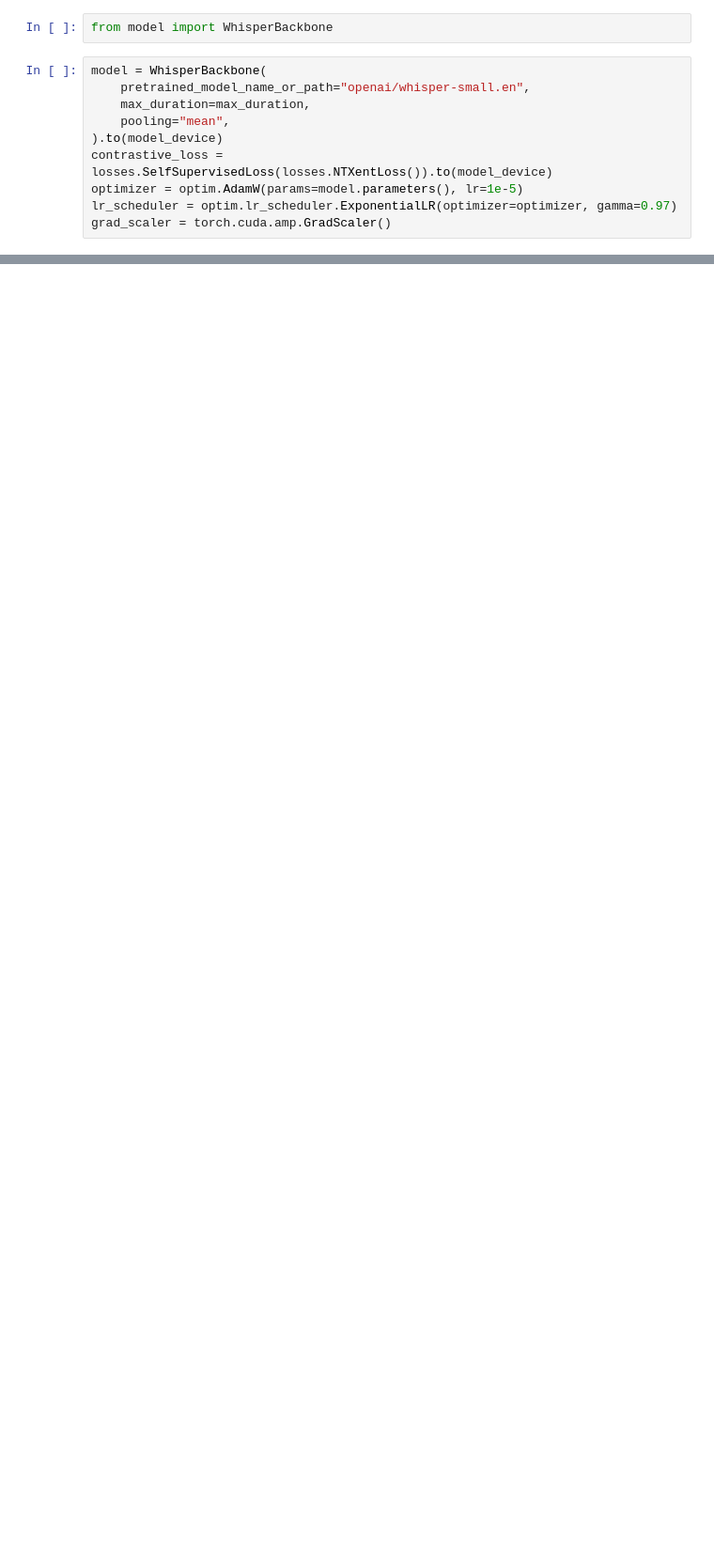
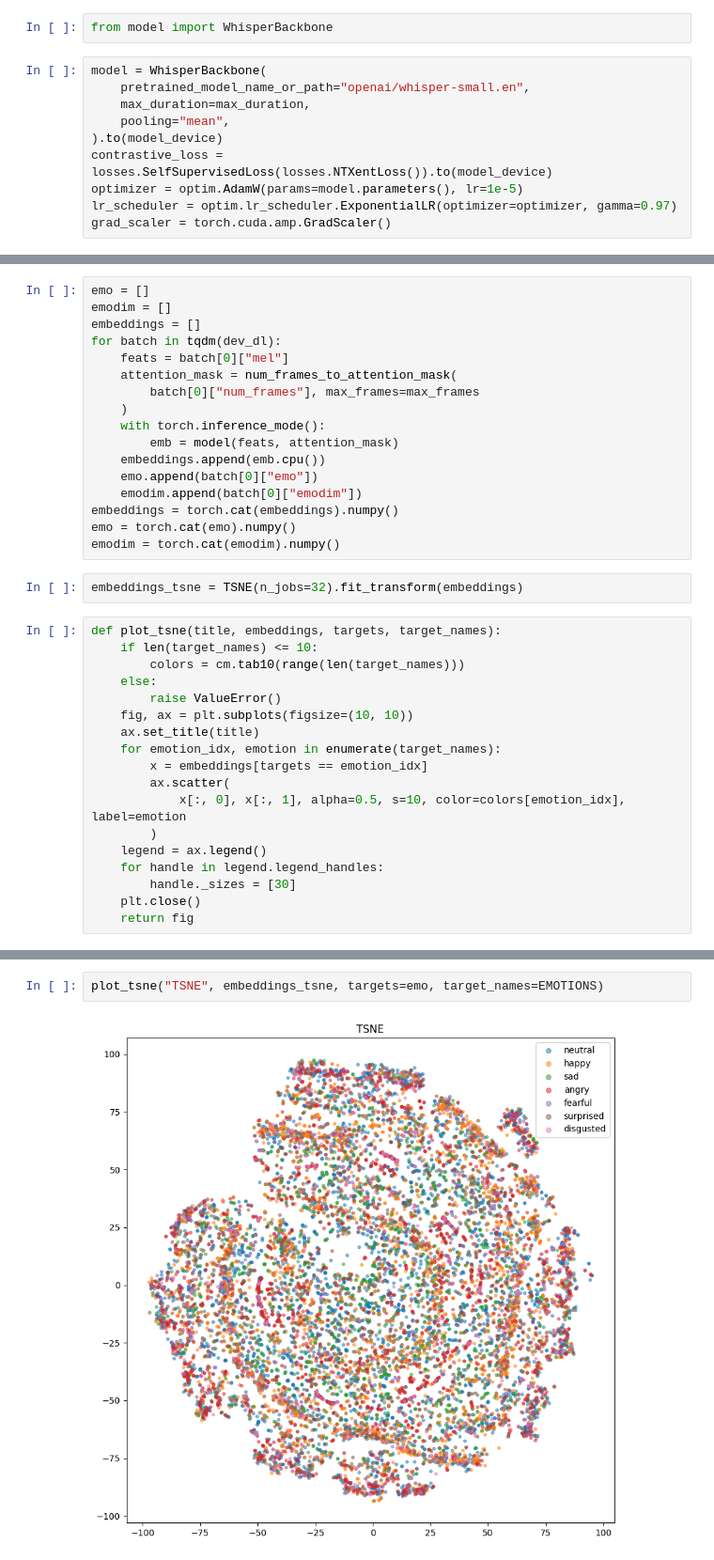
Before and after one commit to kdonbekci/contrastive-emotion, a Jupyter notebook: contrastive.ipynb, the cells around one changed output, grey strips where cells are left out. Shown at 94% size. Saved outputs shown, nothing was run; the diff lists cells and outputs as text; blank space fills up the shorter version.

Commit message:
added TSNE examples to contrastive.ipynb

```diff
--- a/contrastive.ipynb
+++ b/contrastive.ipynb
@@ -303 +319,38 @@ train_losses, dev_losses = train_and_validate(
 )
+# %%
+emo = []
+emodim = []
+embeddings = []
+for batch in tqdm(dev_dl):
+    feats = batch[0]["mel"]
+    attention_mask = num_frames_to_attention_mask(
+        batch[0]["num_frames"], max_frames=max_frames
+    )
+    with torch.inference_mode():
+        emb = model(feats, attention_mask)
+    embeddings.append(emb.cpu())
+    emo.append(batch[0]["emo"])
+    emodim.append(batch[0]["emodim"])
+embeddings = torch.cat(embeddings).numpy()
+emo = torch.cat(emo).numpy()
+emodim = torch.cat(emodim).numpy()
+# %%
+embeddings_tsne = TSNE(n_jobs=32).fit_transform(embeddings)
+# %%
+def plot_tsne(title, embeddings, targets, target_names):
+    if len(target_names) <= 10:
+        colors = cm.tab10(range(len(target_names)))
+    else:
+        raise ValueError()
+    fig, ax = plt.subplots(figsize=(10, 10))
+    ax.set_title(title)
+    for emotion_idx, emotion in enumerate(target_names):
+        x = embeddings[targets == emotion_idx]
+        ax.scatter(
+            x[:, 0], x[:, 1], alpha=0.5, s=10, color=colors[emotion_idx], label=emotion
+        )
+    legend = ax.legend()
+    for handle in legend.legend_handles:
+        handle._sizes = [30]
+    plt.close()
+    return fig
@@ -303,0 +410,4 @@ train_losses, dev_losses = train_and_validate(
+# %%
+plot_tsne("TSNE", embeddings_tsne, targets=emo, target_names=EMOTIONS)
+# %% [output]
+[figure, added]
```
Also changed, not shown: parts of 15 cells of this notebook, 2 other files.
